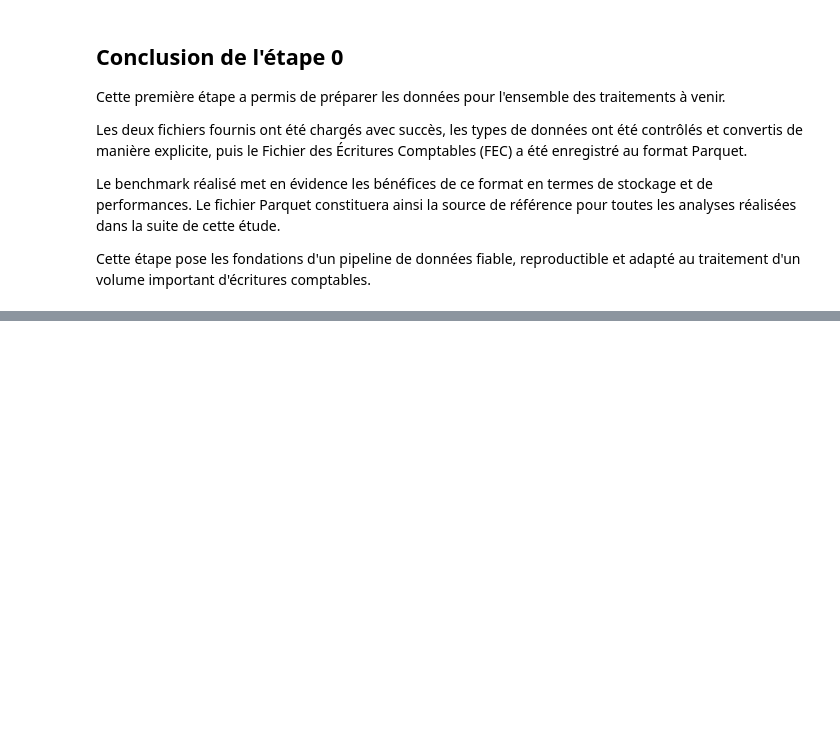
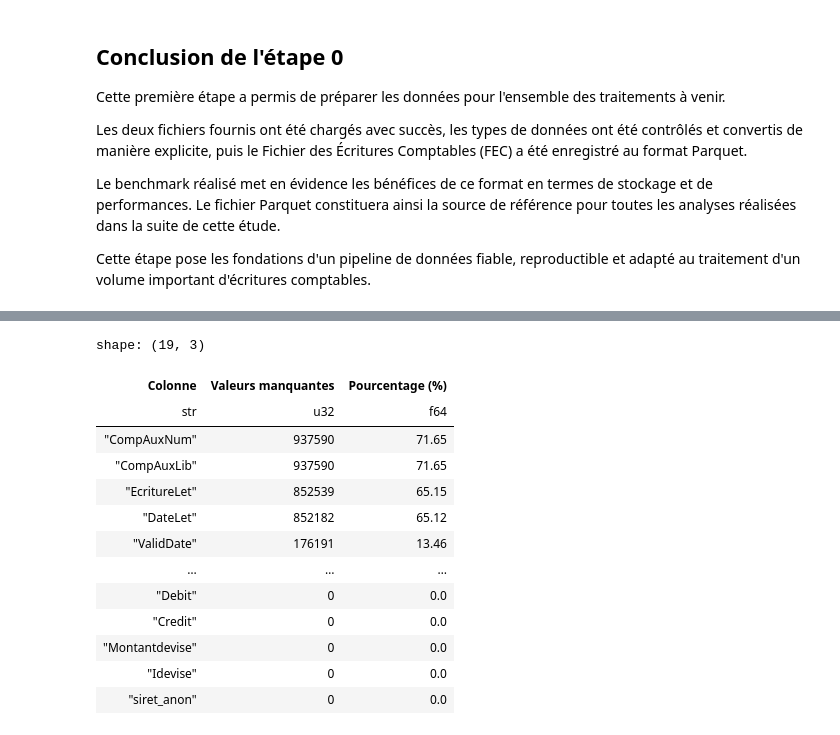
Before and after one commit to Magatte805/Test_data_Numeris, a Jupyter notebook: Notebooks/Analyse.ipynb, the cells around one changed output, grey strips where cells are left out. Drawn from its saved outputs; the diff is of its cells as text; code cells hidden in the pictures; blank space fills up the shorter version.

Commit message:
Étape 1 : analyse exploratoire des données (EDA)

```diff
--- a/Notebooks/Analyse.ipynb
+++ b/Notebooks/Analyse.ipynb
@@ -254,0 +352,32 @@ Cette étape pose les fondations d'un pipeline de données fiable, reproductible
+# %%
+# Analyse des valeurs manquantes
+
+missing_values = (
+    fec
+    .null_count()
+    .transpose(include_header=True, header_name="Colonne")
+    .rename({"column_0": "Valeurs manquantes"})
+    .with_columns(
+        (
+            pl.col("Valeurs manquantes") / fec.height * 100
+        ).round(2).alias("Pourcentage (%)")
+    )
+    .sort("Valeurs manquantes", descending=True)
+)
+
+missing_values
+# %% [output]
+shape: (19, 3)
+| Colonne | Valeurs manquantes | Pourcentage (%) |
+| str | u32 | f64 |
+| "CompAuxNum" | 937590 | 71.65 |
+| "CompAuxLib" | 937590 | 71.65 |
+| "EcritureLet" | 852539 | 65.15 |
+| "DateLet" | 852182 | 65.12 |
+| "ValidDate" | 176191 | 13.46 |
+| … | … | … |
+| "Debit" | 0 | 0.0 |
+| "Credit" | 0 | 0.0 |
+| "Montantdevise" | 0 | 0.0 |
+| "Idevise" | 0 | 0.0 |
+| "siret_anon" | 0 | 0.0 |
```
Also changed, not shown: parts of 32 cells of this notebook.
